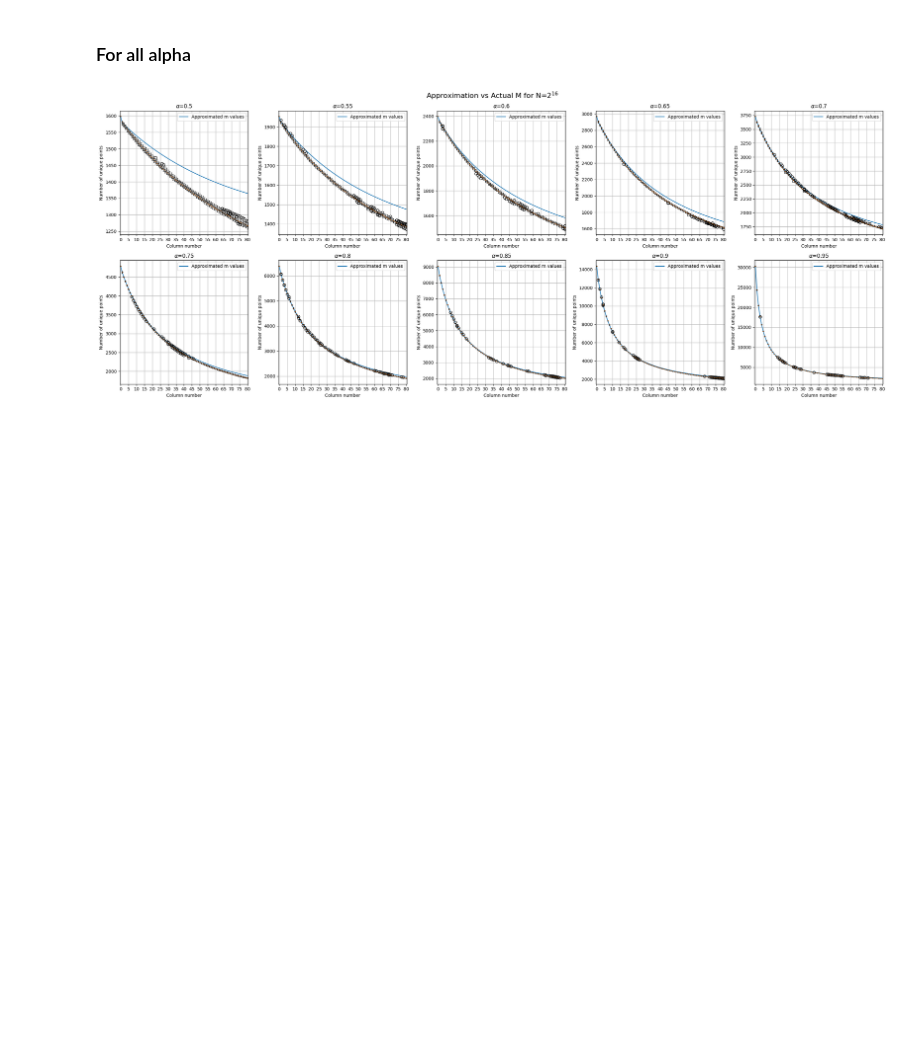
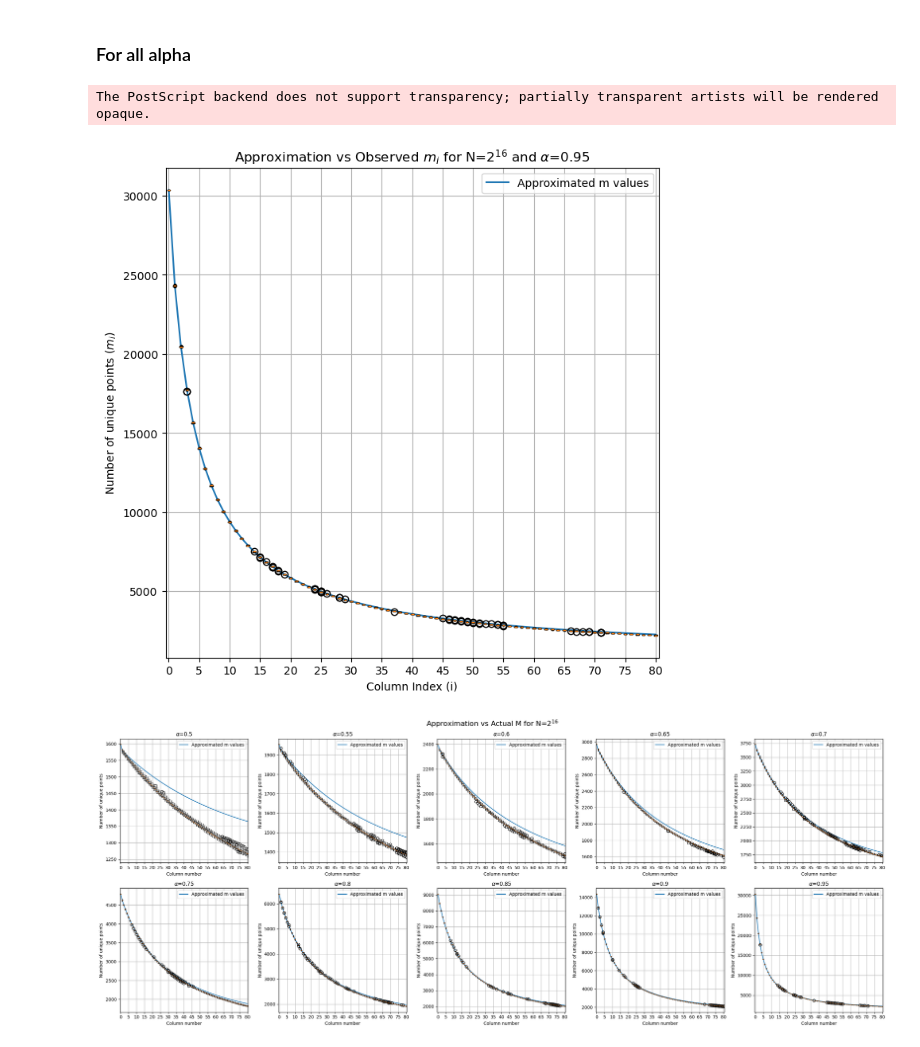
Before and after one commit to mahfuzahf/cherry-picking-reduction-functions, a Jupyter notebook: plots/higher_costs/N_16/approximation/plot_data.ipynb, the cells around one changed output. Saved outputs shown, nothing was run; the diff lists cells and outputs as text; code cells hidden in the pictures; blank space fills up the shorter version.

Commit message:
regenerating some graphs for paper

```diff
--- a/plots/higher_costs/N_16/approximation/plot_data.ipynb
+++ b/plots/higher_costs/N_16/approximation/plot_data.ipynb
@@ -157,6 +157,29 @@ plt.show()
 Couldn't find program: 'false'
 # %% [markdown]
 ### For all alpha
+# %%
+## plot just alpha = 0.95
+approximated_m_values = approximate_columns(N, optimisation_kis[9], calc_m0(N, t, alphas[9]))
+plt.figure(figsize=(8, 8))
+plt.plot(approximated_m_values, label="Approximated m values")
+# plot each column as a box plot - but start at 0 not 1
+points_all_df = pd.read_csv(f"trials_data/cherry_N_16_20_trials_alpha_0.95_points_per_column.csv")
+points_df = points_all_df.drop(columns=["Trial"])
+plt.boxplot(points_df.values, positions=range(len(points_df.columns)), widths=0.5)
+plt.xlabel("Column Index (i)")
+plt.ylabel(r"Number of unique points ($m_i$)")
+plt.title(f"Approximation vs Observed $m_i$ for N=$2^{{16}}$ and $\\alpha$={alphas[9]}")
+# only show every 10 x-ticks
+plt.xticks(ticks=range(0, len(optimisation_kis[9])+1, 5), labels=range(0, len(optimisation_kis[9])+1, 5))
+plt.grid(True)
+plt.legend()
+# save as eps and pdf
+plt.savefig(f"cherry_N_16_alpha_0.95_approximation_vs_actual.eps", format="eps")
+plt.savefig(f"cherry_N_16_alpha_0.95_approximation_vs_actual.pdf", format="pdf")
+plt.show()
+# %% [output]
+The PostScript backend does not support transparency; partially transparent artists will be rendered opaque.
+[figure, added]
 # %%
 # plot these all on a 5 x 2 grid, keeping their axis and titles consistent
 fig, axes = plt.subplots(2, 5, figsize=(25, 10), sharex=True, sharey=False)
```
Also changed, not shown: parts of 1 cell of this notebook, 7 other files.
